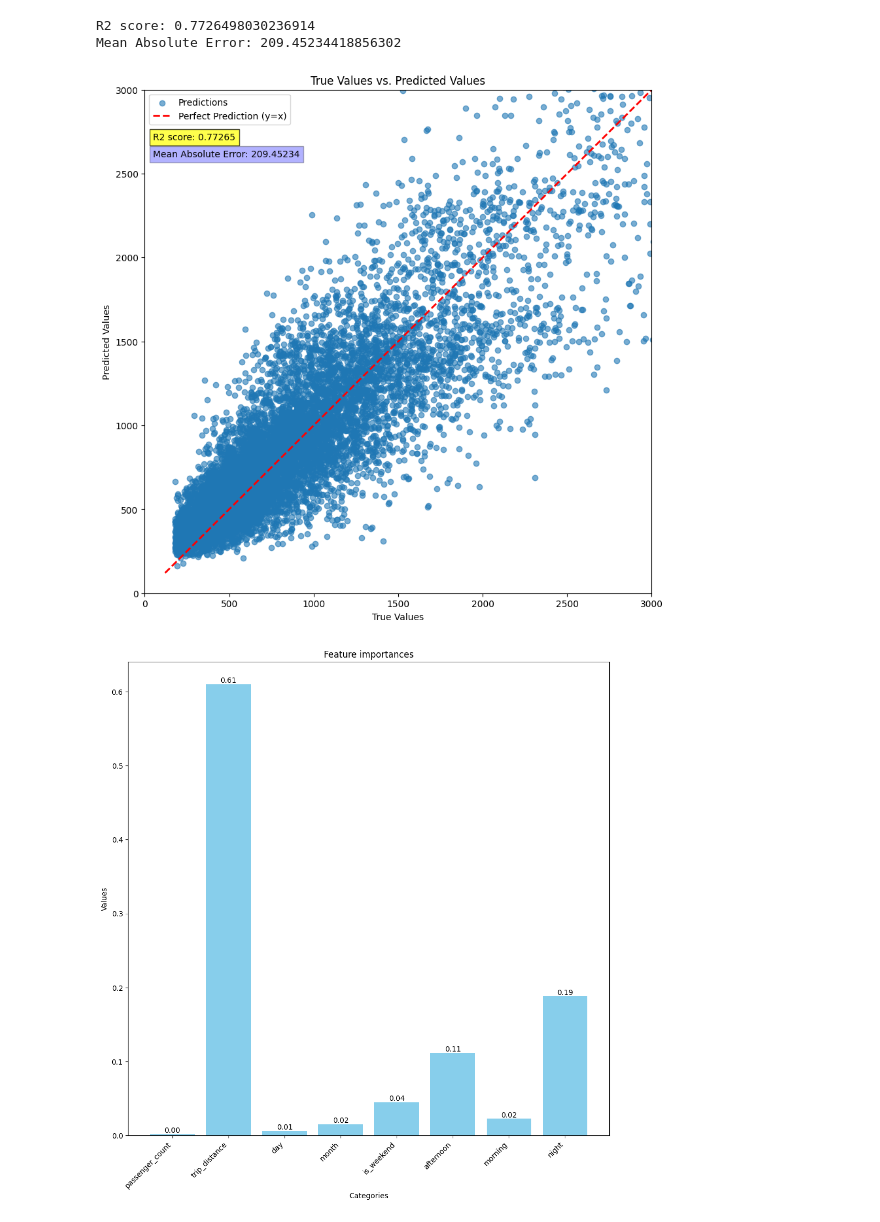
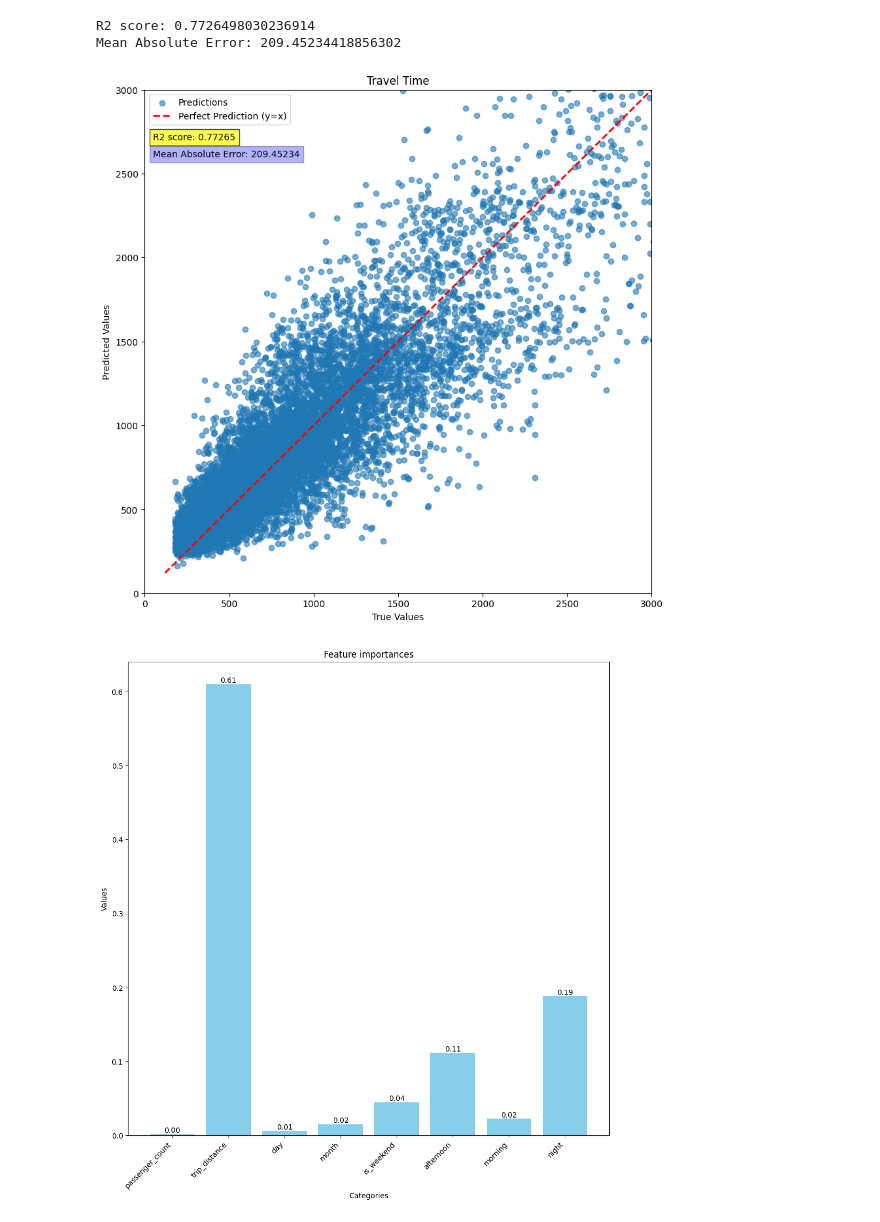
Before and after one commit to rvallesmar/ML-NYC-Taxis, a Jupyter notebook: xgb_model_training.ipynb, the cells around one changed output. Cells and saved outputs as stored; diff of their text form; code cells hidden in the pictures.

```diff
--- a/xgb_model_training.ipynb
+++ b/xgb_model_training.ipynb
@@ -189,25 +189,25 @@ Mean Absolute Error: 209.45234418856302
 # %%
 # plot the differences
 plt.figure(figsize=(10,10))
 plt.scatter(y_val_travel_time[:10000], preds_tt[:10000], alpha=0.6, label='Predictions')
 # axis limits
 plt.xlim([0,3000])
 plt.ylim([0,3000])
 #plotting perfect line
 min_val = min(np.min(y_val_travel_time), np.min(preds_tt))
 max_val = max(np.max(y_val_travel_time), np.max(preds_tt))
 plt.plot([min_val, max_val], [min_val, max_val], 'r--', lw=2, label='Perfect Prediction (y=x)')
 # other settings
 plt.xlabel("True Values")
 plt.ylabel("Predicted Values")
-plt.title("True Values vs. Predicted Values")
+plt.title("Travel Time")
 #plt.grid(True)
 plt.legend()
 plt.text(50,2700,f'R2 score: {r2_travel:.5f}',bbox=dict(facecolor='yellow', alpha=0.7))
 plt.text(50,2600,f'Mean Absolute Error: {mae:.5f}',bbox=dict(facecolor='blue', alpha=0.3))
 plt.show()
 # %% [output]
-[figure, old version]
+[figure, new version]
 # %%
 # bar charts for feature importances when predicting the travel time
 # bar chart
```
Also changed, not shown: parts of 1 cell of this notebook.
